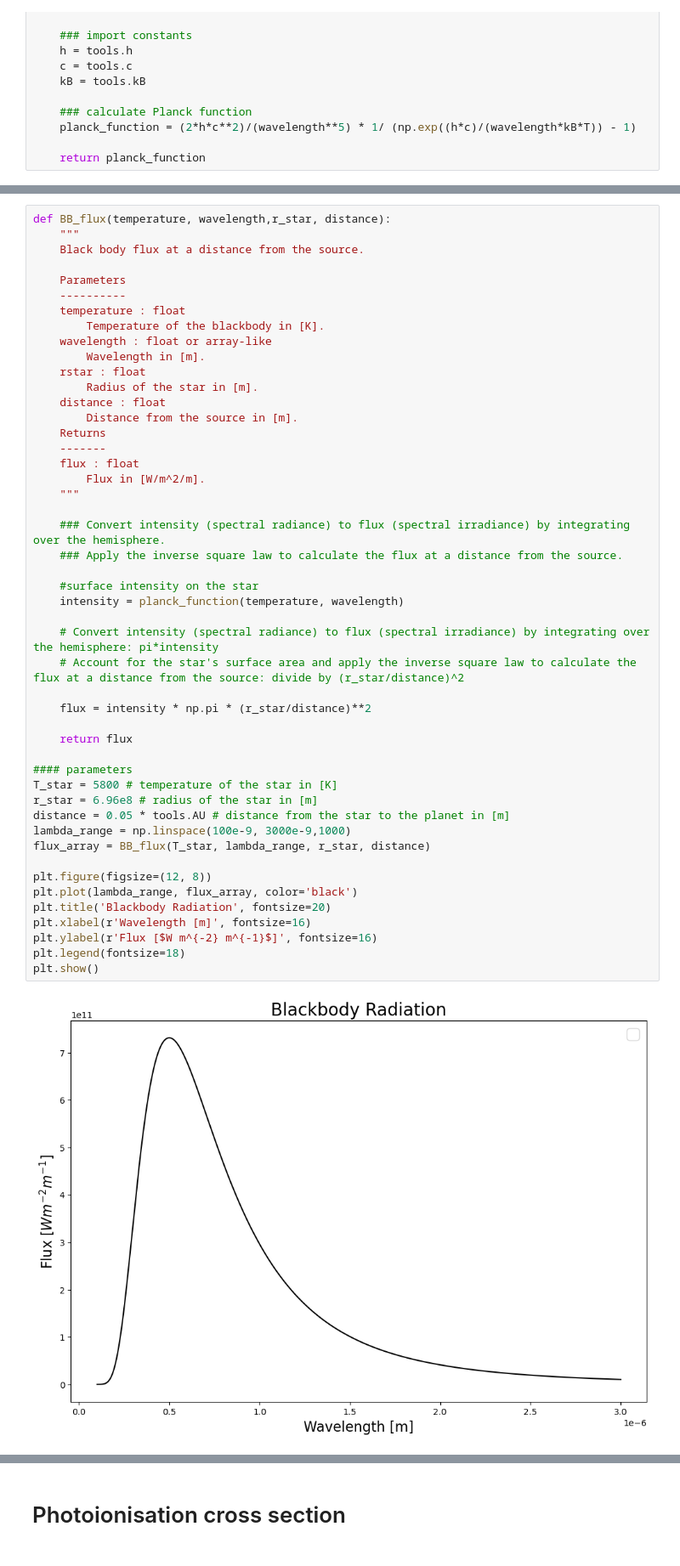
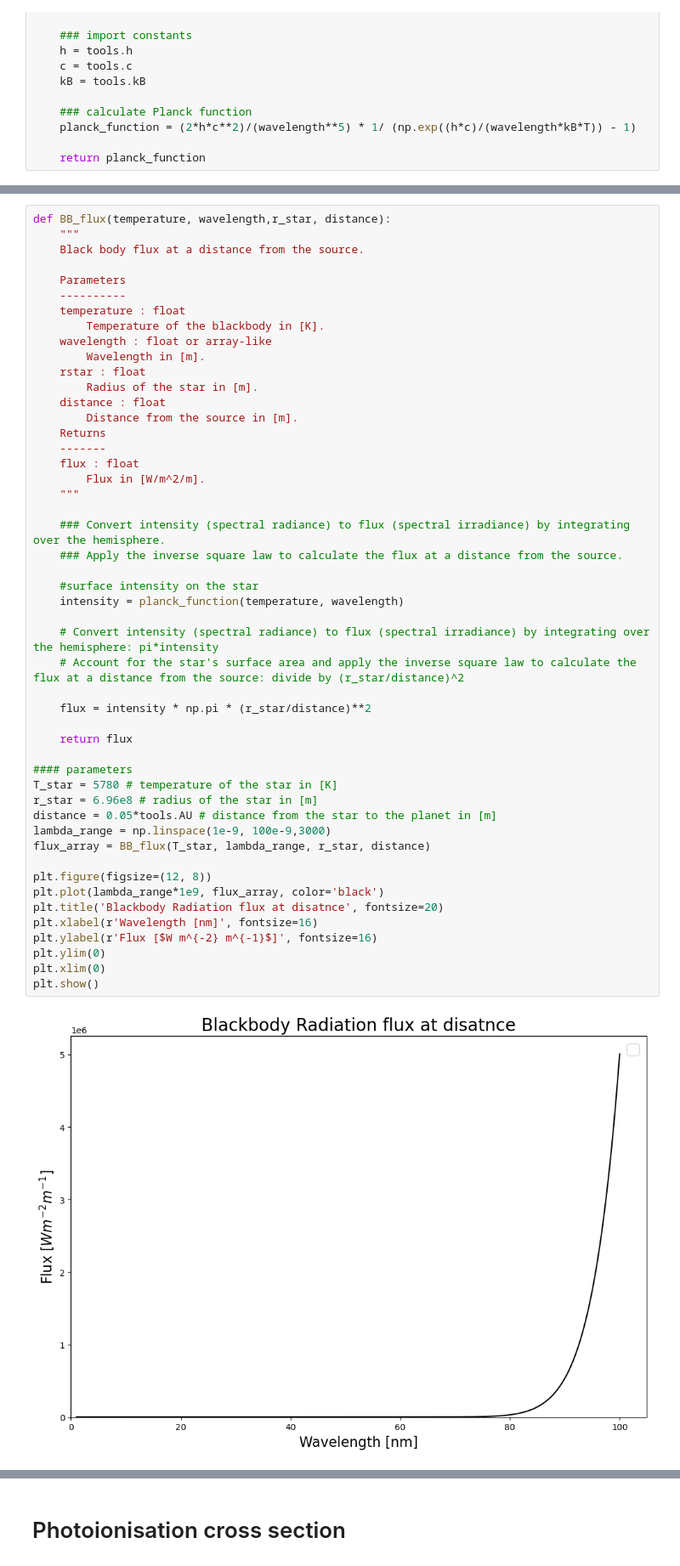
Before and after one commit to shih-jim/escape, a Jupyter notebook: energy_conservation.ipynb, the cells around one changed output, grey strips where cells are left out. Shown at 85% size. Drawn from its saved outputs; the diff is of its cells as text.

Commit message:
Adding Solar SED, sanity check on BB flux with earth's Teff, testing macht of UV flow with Murry-Clay 2009

```diff
--- a/energy_conservation.ipynb
+++ b/energy_conservation.ipynb
@@ -185,39 +186,40 @@ def BB_flux(temperature, wavelength,r_star, distance):
         Radius of the star in [m].
     distance : float
         Distance from the source in [m].
     Returns
     -------
     flux : float
         Flux in [W/m^2/m].
     """
 
     ### Convert intensity (spectral radiance) to flux (spectral irradiance) by integrating over the hemisphere.
     ### Apply the inverse square law to calculate the flux at a distance from the source.
 
     #surface intensity on the star
     intensity = planck_function(temperature, wavelength)
 
     # Convert intensity (spectral radiance) to flux (spectral irradiance) by integrating over the hemisphere: pi*intensity
     # Account for the star's surface area and apply the inverse square law to calculate the flux at a distance from the source: divide by (r_star/distance)^2
 
     flux = intensity * np.pi * (r_star/distance)**2
 
     return flux
 
 #### parameters
-T_star = 5800 # temperature of the star in [K]
+T_star = 5780 # temperature of the star in [K]
 r_star = 6.96e8 # radius of the star in [m]
-distance = 0.05 * tools.AU # distance from the star to the planet in [m]
-lambda_range = np.linspace(100e-9, 3000e-9,1000)
+distance = 0.05*tools.AU # distance from the star to the planet in [m]
+lambda_range = np.linspace(1e-9, 100e-9,3000)
 flux_array = BB_flux(T_star, lambda_range, r_star, distance)
 
 plt.figure(figsize=(12, 8))
-plt.plot(lambda_range, flux_array, color='black')
-plt.title('Blackbody Radiation', fontsize=20)
-plt.xlabel(r'Wavelength [m]', fontsize=16)
+plt.plot(lambda_range*1e9, flux_array, color='black')
+plt.title('Blackbody Radiation flux at disatnce', fontsize=20)
+plt.xlabel(r'Wavelength [nm]', fontsize=16)
 plt.ylabel(r'Flux [$W m^{-2} m^{-1}$]', fontsize=16)
-plt.legend(fontsize=18)
+plt.ylim(0)
+plt.xlim(0)
 plt.show()
 # %% [output]
-[figure, old version]
+[figure, new version]
 # %%
```
Also changed, not shown: parts of 13 cells of this notebook, 2 other files.
